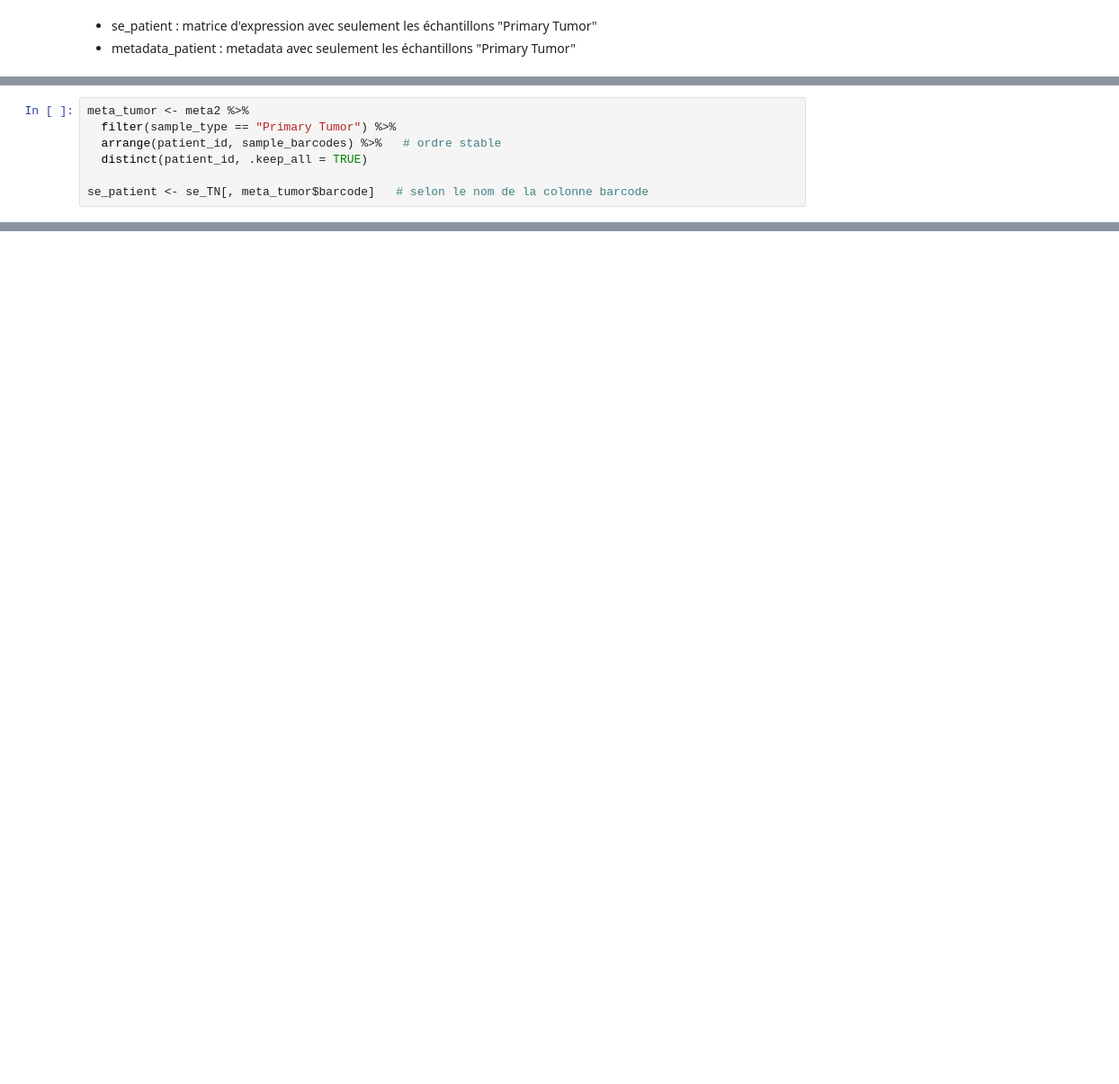
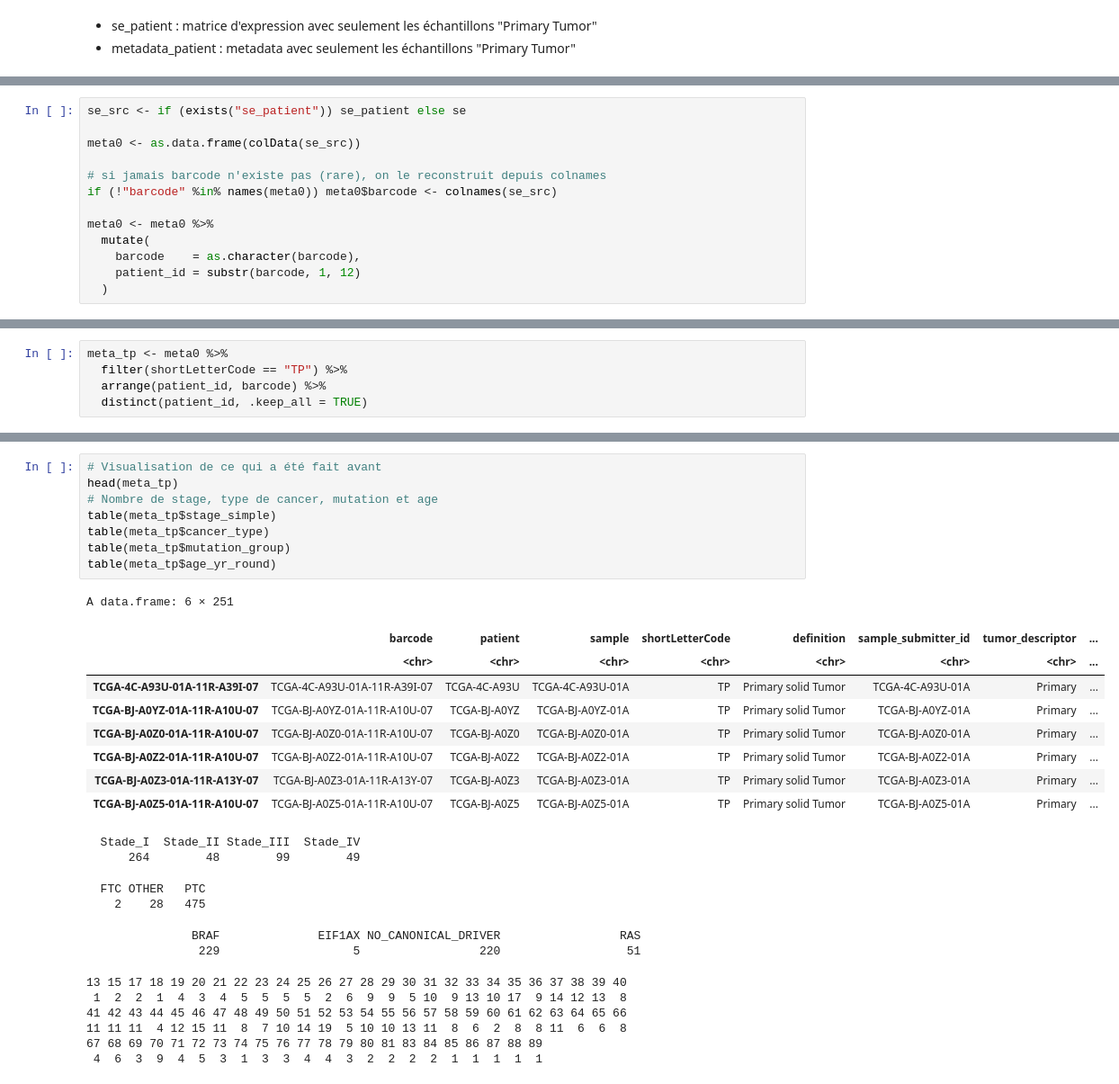
Before and after one commit to elodiehusson/Deep-Learning-Project, a Jupyter notebook: script/Essai sur R.ipynb, the cells around one changed output, grey strips where cells are left out. Shown: that part at 90% size. Cells and saved outputs as stored; diff of their text form; blank space fills up the shorter version.

```diff
--- a/script/Essai sur R.ipynb
+++ b/script/Essai sur R.ipynb
@@ -272,7 +302,0 @@ meta2 <- meta %>%
-# %%
-meta_tumor <- meta2 %>%
-  filter(sample_type == "Primary Tumor") %>%
-  arrange(patient_id, sample_barcodes) %>%   # ordre stable
-  distinct(patient_id, .keep_all = TRUE)
-
-se_patient <- se_TN[, meta_tumor$barcode]   # selon le nom de la colonne barcode
@@ -363,0 +305,13 @@ sex = y["sex"]
+# %%
+se_src <- if (exists("se_patient")) se_patient else se
+
+meta0 <- as.data.frame(colData(se_src))
+
+# si jamais barcode n'existe pas (rare), on le reconstruit depuis colnames
+if (!"barcode" %in% names(meta0)) meta0$barcode <- colnames(se_src)
+
+meta0 <- meta0 %>%
+  mutate(
+    barcode    = as.character(barcode),
+    patient_id = substr(barcode, 1, 12)
+  )
@@ -363,0 +320,5 @@ sex = y["sex"]
+# %%
+meta_tp <- meta0 %>%
+  filter(shortLetterCode == "TP") %>%
+  arrange(patient_id, barcode) %>%
+  distinct(patient_id, .keep_all = TRUE)
@@ -363,0 +387,30 @@ sex = y["sex"]
+# %%
+# Visualisation de ce qui a été fait avant
+head(meta_tp)
+# Nombre de stage, type de cancer, mutation et age
+table(meta_tp$stage_simple)
+table(meta_tp$cancer_type)
+table(meta_tp$mutation_group)
+table(meta_tp$age_yr_round)
+# %% [output]
+A data.frame: 6 × 251
+|  | barcode | patient | sample | shortLetterCode | definition | sample_submitter_id | tumor_descriptor | ... |
+|  | <chr> | <chr> | <chr> | <chr> | <chr> | <chr> | <chr> | ... |
+| TCGA-4C-A93U-01A-11R-A39I-07 | TCGA-4C-A93U-01A-11R-A39I-07 | TCGA-4C-A93U | TCGA-4C-A93U-01A | TP | Primary solid Tumor | TCGA-4C-A93U-01A | Primary | ... |
+| TCGA-BJ-A0YZ-01A-11R-A10U-07 | TCGA-BJ-A0YZ-01A-11R-A10U-07 | TCGA-BJ-A0YZ | TCGA-BJ-A0YZ-01A | TP | Primary solid Tumor | TCGA-BJ-A0YZ-01A | Primary | ... |
+| TCGA-BJ-A0Z0-01A-11R-A10U-07 | TCGA-BJ-A0Z0-01A-11R-A10U-07 | TCGA-BJ-A0Z0 | TCGA-BJ-A0Z0-01A | TP | Primary solid Tumor | TCGA-BJ-A0Z0-01A | Primary | ... |
+| TCGA-BJ-A0Z2-01A-11R-A10U-07 | TCGA-BJ-A0Z2-01A-11R-A10U-07 | TCGA-BJ-A0Z2 | TCGA-BJ-A0Z2-01A | TP | Primary solid Tumor | TCGA-BJ-A0Z2-01A | Primary | ... |
+| TCGA-BJ-A0Z3-01A-11R-A13Y-07 | TCGA-BJ-A0Z3-01A-11R-A13Y-07 | TCGA-BJ-A0Z3 | TCGA-BJ-A0Z3-01A | TP | Primary solid Tumor | TCGA-BJ-A0Z3-01A | Primary | ... |
+| TCGA-BJ-A0Z5-01A-11R-A10U-07 | TCGA-BJ-A0Z5-01A-11R-A10U-07 | TCGA-BJ-A0Z5 | TCGA-BJ-A0Z5-01A | TP | Primary solid Tumor | TCGA-BJ-A0Z5-01A | Primary | ... |
+  Stade_I  Stade_II Stade_III  Stade_IV
+      264        48        99        49
+  FTC OTHER   PTC
+    2    28   475
+               BRAF              EIF1AX NO_CANONICAL_DRIVER                 RAS
+                229                   5                 220                  51
+13 15 17 18 19 20 21 22 23 24 25 26 27 28 29 30 31 32 33 34 35 36 37 38 39 40
+ 1  2  2  1  4  3  4  5  5  5  5  2  6  9  9  5 10  9 13 10 17  9 14 12 13  8
+41 42 43 44 45 46 47 48 49 50 51 52 53 54 55 56 57 58 59 60 61 62 63 64 65 66
+11 11 11  4 12 15 11  8  7 10 14 19  5 10 10 13 11  8  6  2  8  8 11  6  6  8
+67 68 69 70 71 72 73 74 75 76 77 78 79 80 81 83 84 85 86 87 88 89
+ 4  6  3  9  4  5  3  1  3  3  4  4  3  2  2  2  2  1  1  1  1  1
```
Also changed, not shown: parts of 27 cells of this notebook, 2 other files.
